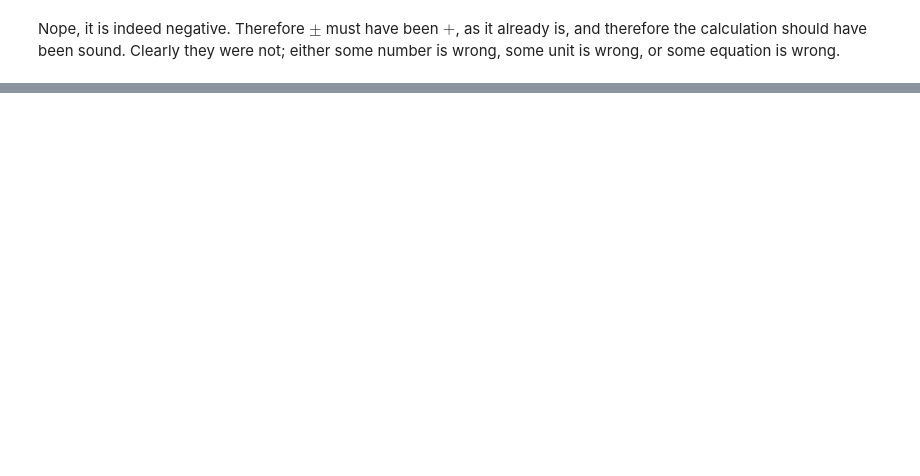
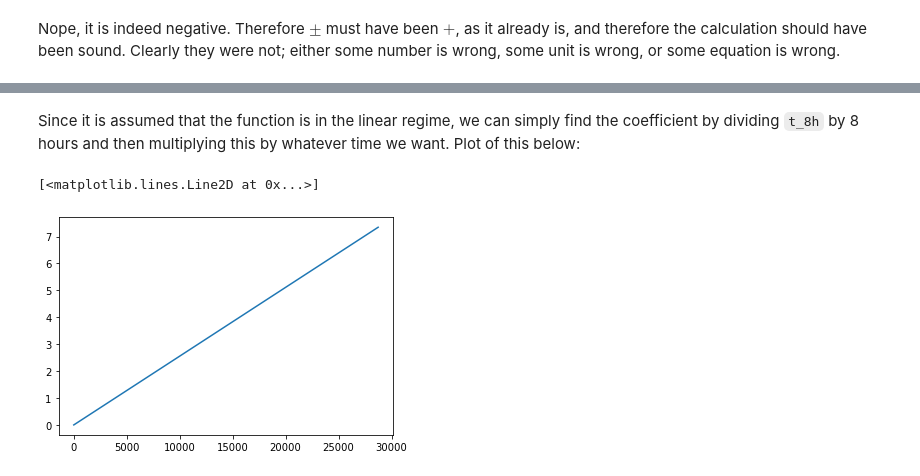
Before and after one commit to DanielShteinbok/oxidation-calculation, a Jupyter notebook: Untitled.ipynb, the cells around one changed output, grey strips where cells are left out. Saved outputs shown, nothing was run; the diff lists cells and outputs as text; code cells hidden in the pictures; blank space fills up the shorter version.

Commit message:
added calculation for our thickness

```diff
--- a/Untitled.ipynb
+++ b/Untitled.ipynb
@@ -163,0 +202,22 @@ our_conditions[T] =
+# %% [markdown]
+Since it is assumed that the function is in the linear regime, we can simply find the coefficient by dividing `t_8h` by 8 hours and then multiplying this by whatever time we want. Plot of this below:
+# %%
+# define thick_lam as a lamdified thickness, so it can be efficiently computed from a numpy arange of times
+import numpy
+import matplotlib.pyplot as plt
+
+times = numpy.arange(0, 28800.0, 60.0)
+thicknesses = []
+
+#coeff = t_8h/28800
+coeff = 7.36278176797593/28800
+#display(x_substituted.subs(conditions_but_time))
+
+#thick_lam = sympy.lambdify(t, x_substituted.subs(conditions_but_time), "numpy")
+for time in times:
+    thicknesses.append(coeff*time)
+
+plt.plot(times, thicknesses)
+# %% [output]
+[<matplotlib.lines.Line2D at 0x...>]
+[figure, added]
```
Also changed, not shown: parts of 20 cells of this notebook.
